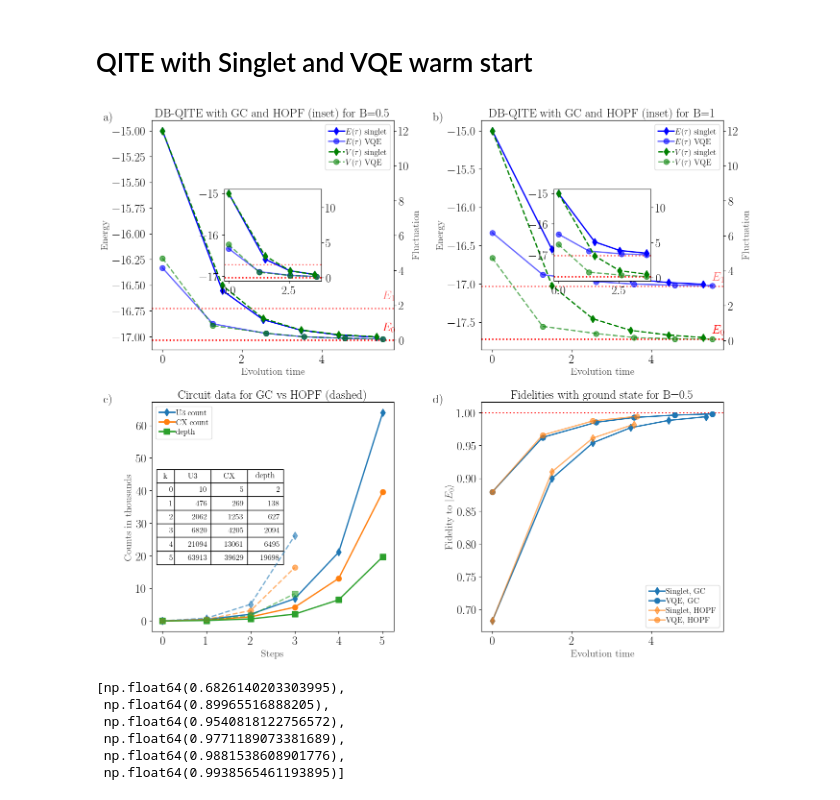
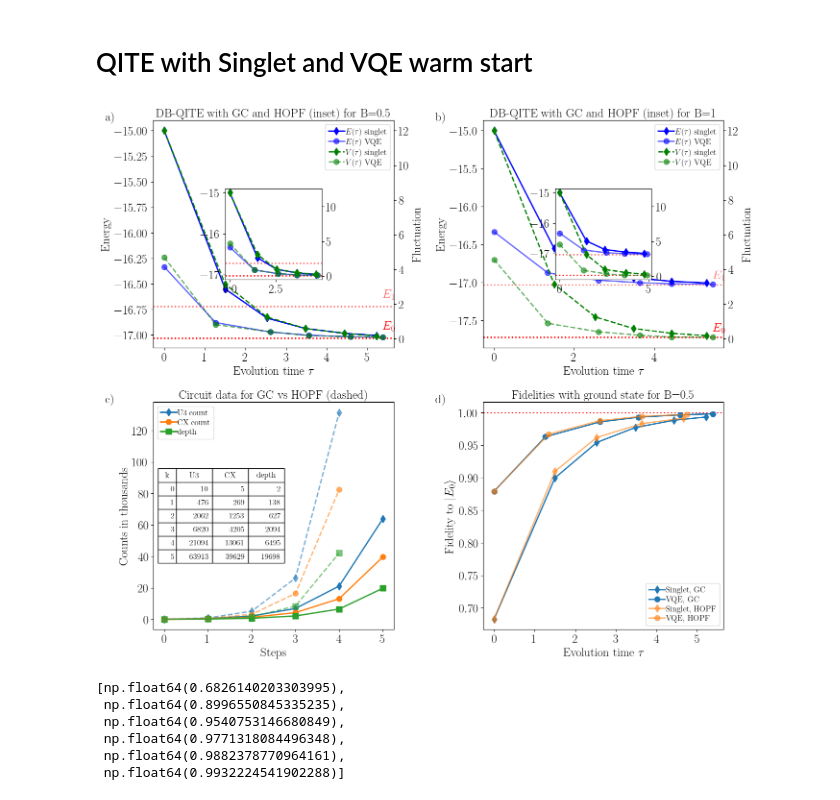
Before and after one commit to renezander90/DB-QITE, a Jupyter notebook: generate_plots_new.ipynb, the cells around one changed output. Cells and saved outputs as stored; diff of their text form; code cells hidden in the pictures.

Commit message:
Combined ITE and QITE with analytically prepared states into one plot

```diff
--- a/generate_plots_new.ipynb
+++ b/generate_plots_new.ipynb
@@ -53,8 +53,13 @@ eigvalsB_sorted = eigvalsB[idx].real
 eigvecsB_sorted = eigvecsB[:,idx].T
 eigvecsB_sorted = [vec.reshape(-1,1) for vec in eigvecsB_sorted]
 # %%
-resultsA = load_data('data/benchmarks_2nd_B=0.5_03-20-18') # B=0.5
-resultsB = load_data('data/benchmarks_2nd_B=1_03-20-20') # B=1
+# OLD DATA
+#resultsA = load_data('data/benchmarks_2nd_B=0.5_03-20-18') # B=0.5
+#resultsB = load_data('data/benchmarks_2nd_B=1_03-20-20') # B=1
+
+#NEW DATA
+resultsA = load_data('data/benchmarks_2nd_B=0.5_03-25-14') # B=0.5
+resultsB = load_data('data/benchmarks_2nd_B=1_03-25-18') # B=1
 # %%
 def run_param_rc(fontsize = 30):
         import matplotlib.pyplot as plt
@@ -83,18 +88,13 @@ markers = ['d','o']
 lables_energies=["$E(\\tau)$ singlet","$E(\\tau)$ singlet","$E(\\tau)$ VQE","$E(\\tau)$ VQE"]
 lables_fluctuations=["$V(\\tau)$ singlet","$V(\\tau)$ singlet","$V(\\tau)$ VQE","$V(\\tau)$ VQE"]
 
-# Create a figure with 2 subplots side-by-side
-#fig, (ax_energy1, ax_energy2) = plt.subplots(1, 2,
-#                                             figsize=(14, 6),
-#                                             gridspec_kw={"width_ratios":[1,1]})
-
 # Create a figure with 4 subplots (2 rows, 2 columns)
 fig, ((ax_energy1, ax_energy2), (ax_circuits, ax_fidelities)) = plt.subplots(2, 2,
                                              figsize=(14, 12),
                                              gridspec_kw={"width_ratios": [1, 1], "height_ratios": [1,1]})
 
 a = -0.2
-b = 1
+b = 1.0
 ax_energy1.annotate('a)', xy = (a,b), xycoords='axes fraction')
 ax_energy2.annotate('b)', xy = (a,b), xycoords='axes fraction')
 ax_circuits.annotate('c)', xy = (a,b), xycoords='axes fraction')
@@ -135,14 +135,14 @@ axA1.text(
     alpha = 0.6
 )
 
-axA1.set_xlabel("Evolution time", fontsize=15, color='#444444')
-axA1.set_ylabel("Energy", fontsize=15, color='#444444')
+axA1.set_xlabel(r"Evolution time $\tau$")
+axA1.set_ylabel("Energy")
 
 # 2) Create a twin axis for fluctuations
 axA2 = axA1.twinx()
 for i,ind in enumerate(indices):
     line2, = axA2.plot(resultsA[ind]['evolution_times'], resultsA[ind]['variances'], label=lables_fluctuations[ind], color='green', marker=markers[i], linestyle='dashed', linewidth=2, zorder=3, alpha=alphas[i])
-axA2.set_ylabel("Fluctuation", fontsize=15, color='#444444')
+axA2.set_ylabel("Fluctuation")
 
 # 3) Combine legends from both axes
 lines_1, labels_1 = axA1.get_legend_handles_labels()
@@ -208,14 +208,14 @@ axB1.text(
     alpha = 0.6
 )
 
-axB1.set_xlabel("Evolution time", fontsize=15, color='#444444')
-axB1.set_ylabel("Energy", fontsize=15, color='#444444')
+axB1.set_xlabel(r"Evolution time $\tau$")
+axB1.set_ylabel("Energy")
 
 # 2) Create a twin axis for fluctuations
 axB2 = axB1.twinx()
 for i,ind in enumerate(indices):
     line2, = axB2.plot(resultsB[ind]['evolution_times'], resultsB[ind]['variances'], label=lables_fluctuations[ind], color='green', marker=markers[i], linestyle='dashed', linewidth=2, zorder=3, alpha=alphas[i])
-axB2.set_ylabel("Fluctuation", fontsize=15, color='#444444')
+axB2.set_ylabel("Fluctuation")
 
 # 3) Combine legends from both axes
 lines_1, labels_1 = axB1.get_legend_handles_labels()
@@ -257,7 +257,7 @@ u_count_gc = np.array([resultsA[0]["circuit_data"][0][k]['u3'] for k in steps_gc
 cx_count_gc = np.array([resultsA[0]["circuit_data"][0][k]['cx'] for k in steps_gc])
 depth_gc = np.array([resultsA[0]["circuit_data"][2][k] for k in steps_gc])
 
-steps_hopf = [0,1,2,3]
+steps_hopf = [0,1,2,3,4]
 u_count_hopf = np.array([resultsA[1]["circuit_data"][0][k]['u3'] for k in steps_hopf])
 cx_count_hopf = np.array([resultsA[1]["circuit_data"][0][k]['cx'] for k in steps_hopf])
 depth_hopf = np.array([resultsA[1]["circuit_data"][2][k] for k in steps_hopf])
@@ -272,8 +272,8 @@ axC.plot(steps_hopf, u_count_hopf/scaling, marker='d', color='#1f77b4', alpha=0.
 axC.plot(steps_hopf, cx_count_hopf/scaling, marker='o', color='#ff7f0e', alpha=0.6, linestyle='dashed')
 axC.plot(steps_hopf, depth_hopf/scaling, marker='s', color='#2ca02c', alpha=0.6, linestyle='dashed')
 
-axC.set_xlabel("Steps", fontsize = 15, color='#444444')
-axC.set_ylabel("Counts in thousands", fontsize = 15, color='#444444')
+axC.set_xlabel("Steps")
+axC.set_ylabel("Counts in thousands")
 
 axC.legend(loc="best")
 axC.set_title('Circuit data for GC vs HOPF (dashed)')
@@ -310,39 +310,39 @@ axD = ax_fidelities  # rename for clarity
 
 psi = eigvecsA_sorted[0] # ground state
 fidelities = {}
 for ind in [0,1,2,3]:
     states = resultsA[ind]["statevectors"]
     fidelities[ind] = [np.abs(np.dot(psi.transpose()[0],phi))**2 for phi in states]
 
 axD.axhline(y=1, color="red", linestyle=':')
 
 indices = [0,2] # GC
 # 1) Plot fidelities on the left y-axis
 for i,ind in enumerate(indices):
     line1, = axD.plot(resultsA[ind]['evolution_times'], fidelities[ind], label=lables_fidelities[ind], color='#1f77b4', marker=markers[i], linestyle='solid', linewidth=2, zorder=3)
 
 indices = [1,3] # HOPF
 # 2) Plot fidelities on the left y-axis
 for i,ind in enumerate(indices):
     line1, = axD.plot(resultsA[ind]['evolution_times'], fidelities[ind], label=lables_fidelities[ind], color='#ff7f0e', marker=markers[i], linestyle='solid', linewidth=2, zorder=3, alpha=0.6)
 
-axD.set_xlabel("Evolution time", fontsize=15, color='#444444')
-axD.set_ylabel(r"Fidelity to $|E_0\rangle$", fontsize=15, color='#444444')
+axD.set_xlabel(r"Evolution time $\tau$")
+axD.set_ylabel(r"Fidelity to $|E_0\rangle$")
 axD.legend(loc="best")
 axD.set_title('Fidelities with ground state for B=0.5')
 
 ###############################################################################
 ###############################################################################
 
 #plt.grid()
 plt.tight_layout()
 plt.savefig("plots/QITE.pdf")
 plt.show()
 # %% [output]
-[figure, old version]
+[figure, new version]
 # %%
 # Calculate fidelities
-psi = eigvecs_sorted[0] # ground state
+psi = eigvecsA_sorted[0] # ground state
 
 states = resultsA[0]["statevectors"]
 
@@ -353,8 +353,8 @@ for phi in states:
 fidelities
 # %% [output]
 [np.float64(0.6826140203303995),
- np.float64(0.89965516888205),
- np.float64(0.9540818122756572),
- np.float64(0.9771189073381689),
- np.float64(0.9881538608901776),
- np.float64(0.9938565461193895)]
+ np.float64(0.8996550845335235),
+ np.float64(0.9540753146680849),
+ np.float64(0.9771318084496348),
+ np.float64(0.9882378770964161),
+ np.float64(0.9932224541902288)]
```
Also changed, not shown: 4 other files.
